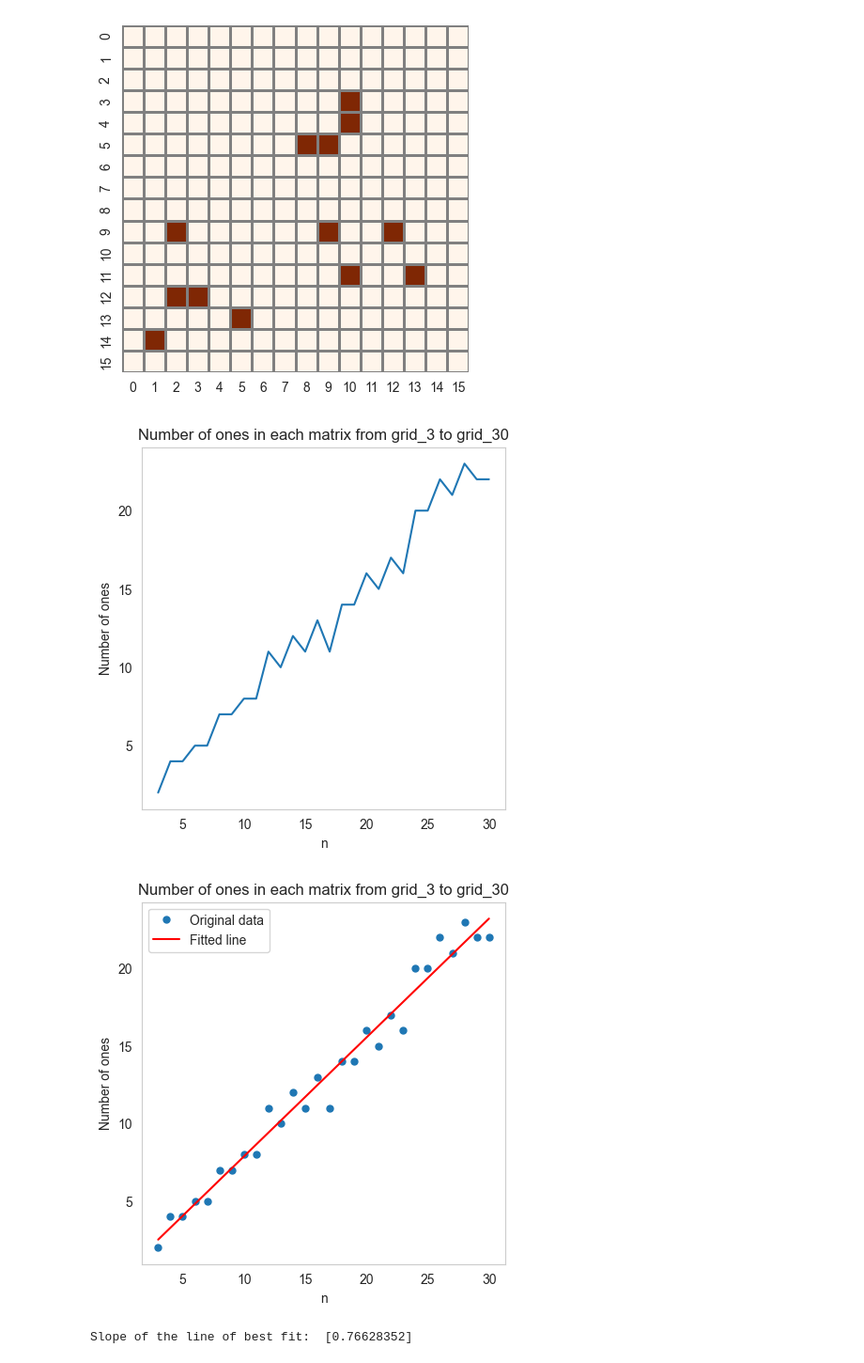
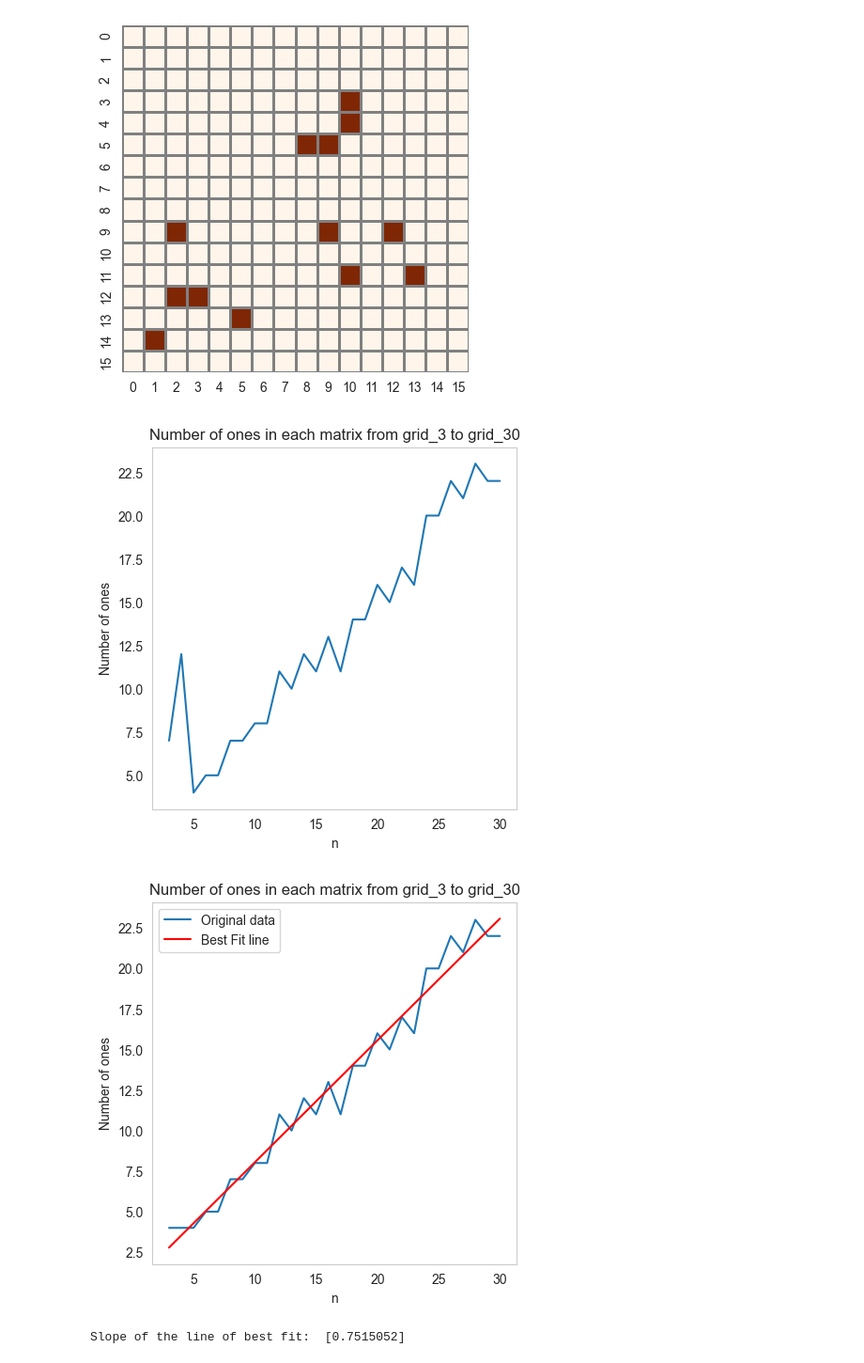
Before and after one commit to ksrivastava1/isosceles_triangles_rl, a Jupyter notebook: python_models/bitwise_model/visualize_data.ipynb, the cells around one changed output. Shown: that part at 94% size. Saved outputs shown, nothing was run; the diff lists cells and outputs as text; code cells hidden in the pictures.

```diff
--- a/python_models/bitwise_model/visualize_data.ipynb
+++ b/python_models/bitwise_model/visualize_data.ipynb
@@ -35,7 +83,10 @@ def plot_board(matrix):
     sns.heatmap(data, cmap='Oranges', square=True, cbar=False, linewidth=1,
                 linecolor='gray', annot=False, fmt='g')
 # %%
+# Helper function to read data from the bitwise model
+
 def read_timeline(n):
+    #Uncomment this line if you want to read the unpreprocessed data from the bitwise model
     # filename = f'{n}x{n}_best_species_timeline.txt'
     filename = f'torus_grid_{str(n)}.txt'
     filepath = os.path.join('Data', filename)
@@ -43,8 +94,12 @@ def read_timeline(n):
         timeline = f.read()
     return timeline
 
+# Helper function that counts the number of ones. Mainly here for readability
+
 def count_ones(matrix):
     return np.sum(matrix)
+
+# Sieving through the generated matrices and remove duplicates that are rotations of each other
 
 def get_unique_rotations(matrix):
     rotations = []
@@ -54,21 +109,20 @@ def get_unique_rotations(matrix):
             rotations.append(rotated)
     return rotations
 
+# Helper function that parses through the timeline and returns a list of numpy matrices
+
 def parse_timeline(n):
     timeline = read_timeline(n)
 
-    # timeline = timeline.replace('[', '').replace(']', '').replace(',', '').replace('1.', '1').replace('0.', '0').replace(' ', '').replace('\n', '')
-    timeline = timeline.replace('0', '1').replace('·', '0').replace('\n', '')
-
+    # Parse the matrices into an easier format for numpy
+    timeline = timeline.replace('[', '').replace(']', '').replace(',', '').replace('1.', '1').replace('0.', '0').replace(' ', '').replace('\n', '')
 
     # Split the timeline into distinct nxn numpy matrices
-
     matrices = []
     for i in range(len(timeline) // (n**2)):
         matrix = np.zeros((n, n))
         for j in range(n):
             for k in range(n):
-                print(i,j,k)
                 matrix[j][k] = int(timeline[i*n**2 + j*n + k])
         matrices.append(matrix)
 
@@ -81,11 +135,11 @@ def visualize_boards(n):
     # Visualize the matrix with the most ones
     for matrix in matrices:
         if np.count_nonzero(matrix == 1) == max_ones:
-            flag, temp_matrix = is_isosceles(matrix)
+            flag = is_isosceles(matrix)
             if not flag:
                 plot_board(matrix)
                 break
             else:
-                plot_board(temp_matrix)
+                plot_board(np.zeros((n,n)))
 # %%
 # Example usage
@@ -113,35 +167,35 @@ plt.ylabel('Number of ones')
 plt.title('Number of ones in each matrix from grid_3 to grid_30')
 plt.show()
 # %% [output]
-[figure, old version]
+[figure, new version]
 # %%
 # Plot the line of best fit for the number of ones in each matrix from grid_3 to grid_30
 
 ones = []
 for i in range(3, 31):
     matrices = parse_timeline(i)
     ones.append([count_ones(matrix) for matrix in matrices])
 
 ones = np.array(ones).reshape(-1,1)
 
 x = np.arange(3, 31).reshape(-1,1)
 y = ones
 
 # Fit a line to the data using the least squares method
 A = np.hstack([x, np.ones(x.shape)])
 m, c = np.linalg.lstsq(A, y, rcond=None)[0]
 
 plt.figure(figsize=(5, 5))
-plt.plot(x, y, 'o', label='Original data', markersize=5)
-plt.plot(x, m*x + c, 'r', label='Fitted line')
+plt.plot(x, y, '-', label='Original data', markersize=5)
+plt.plot(x, m*x + c, 'r', label='Best Fit line')
 plt.xlabel('n')
 plt.ylabel('Number of ones')
 plt.title('Number of ones in each matrix from grid_3 to grid_30')
 plt.legend()
 plt.show()
 
 # Print the slope of the line of best fit
 print("Slope of the line of best fit: ", m)
 # %% [output]
-[figure, old version]
+[figure, new version]
-Slope of the line of best fit:  [0.76628352]
+Slope of the line of best fit:  [0.7515052]
```
Also changed, not shown: parts of 7 cells of this notebook, 6 other files.
